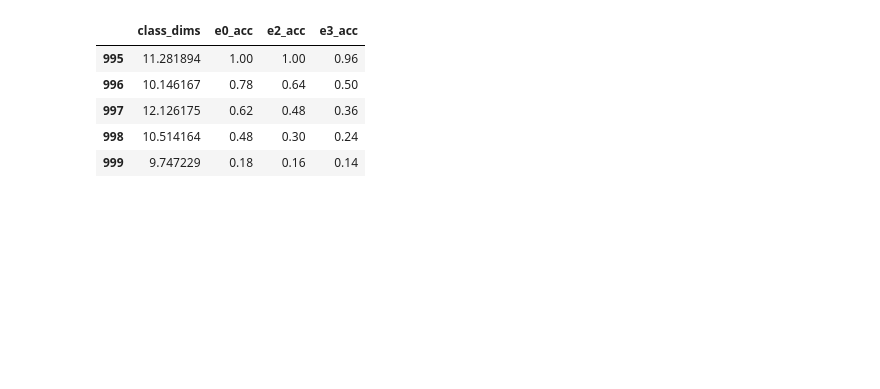
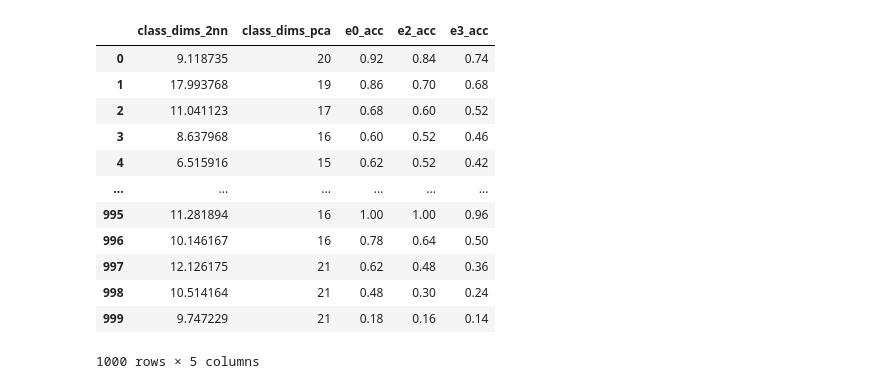
Before and after one commit to niranjanrajesh02/robust_CAMs, a Jupyter notebook: plots/E0_2.ipynb, the cells around one changed output. Drawn from its saved outputs; the diff is of its cells as text; code cells hidden in the pictures; blank space fills up the shorter version.

```diff
--- a/plots/E0_2.ipynb
+++ b/plots/E0_2.ipynb
@@ -7,7 +8,7 @@ import matplotlib.pyplot as plt
 # %%
 data_path = "../data/imagenet_r50"
 model_exts = ["adv_train", "train"]
-data_files = ['class_dims_test', 'classwise_acc_e0.0', 'classwise_acc_e2.0', 'classwise_acc_e3.-']
+data_files = ['class_dims_pca_test', 'class_dims_2nn_test', 'classwise_acc_e0.0', 'classwise_acc_e2.0', 'classwise_acc_e3.-']
 
 def load_data(model_ext, data_ext):
     with open(f"{data_path}_{model_ext}/{data_ext}.pkl", "rb") as f:
@@ -20,28 +21,39 @@ adv_class_acc_e2 = load_data("adv_train", "classwise_acc_e2.0")
 std_class_acc_e3 = load_data("train", "classwise_acc_e3.0")
 adv_class_acc_e3 = load_data("adv_train", "classwise_acc_e3.0")
 
-std_class_dims = load_data("train", "class_dims_test")
-adv_class_dims = load_data("adv_train", "class_dims_test")
+std_class_dims_2nn = load_data("train", "class_dims_2nn_test")
+adv_class_dims_2nn = load_data("adv_train", "class_dims_2nn_test")
+std_class_dims_pca = load_data("train", "class_dims_pca_test")
+adv_class_dims_pca = load_data("adv_train", "class_dims_pca_test")
 # %%
-std_r50 = pd.DataFrame(index=np.arange(1000), columns=["class_dims", "e0_acc", "e2_acc", "e3_acc"])
-adv_r50 = pd.DataFrame(index=np.arange(1000), columns=["class_dims", "e0_acc", "e2_acc", "e3_acc"])
+std_r50 = pd.DataFrame(index=np.arange(1000), columns=["class_dims_2nn", "class_dims_pca", "e0_acc", "e2_acc", "e3_acc"])
+adv_r50 = std_r50.copy()
 
-std_r50["class_dims"] = std_class_dims
+std_r50["class_dims_2nn"] = std_class_dims_2nn
+std_r50["class_dims_pca"] = std_class_dims_pca
 std_r50["e0_acc"] = std_class_acc_e0
 std_r50["e2_acc"] = std_class_acc_e2
 std_r50["e3_acc"] = std_class_acc_e3
 
-adv_r50["class_dims"] = adv_class_dims
+adv_r50["class_dims_2nn"] = adv_class_dims_2nn
+adv_r50["class_dims_pca"] = adv_class_dims_pca
 adv_r50["e0_acc"] = adv_class_acc_e0
 adv_r50["e2_acc"] = adv_class_acc_e2
 adv_r50["e3_acc"] = adv_class_acc_e3
 
-adv_r50.tail()
+adv_r50
 # %% [output]
-|  | class_dims | e0_acc | e2_acc | e3_acc |
-| 995 | 11.281894 | 1.00 | 1.00 | 0.96 |
-| 996 | 10.146167 | 0.78 | 0.64 | 0.50 |
-| 997 | 12.126175 | 0.62 | 0.48 | 0.36 |
-| 998 | 10.514164 | 0.48 | 0.30 | 0.24 |
-| 999 | 9.747229 | 0.18 | 0.16 | 0.14 |
+|  | class_dims_2nn | class_dims_pca | e0_acc | e2_acc | e3_acc |
+| 0 | 9.118735 | 20 | 0.92 | 0.84 | 0.74 |
+| 1 | 17.993768 | 19 | 0.86 | 0.70 | 0.68 |
+| 2 | 11.041123 | 17 | 0.68 | 0.60 | 0.52 |
+| 3 | 8.637968 | 16 | 0.60 | 0.52 | 0.46 |
+| 4 | 6.515916 | 15 | 0.62 | 0.52 | 0.42 |
+| ... | ... | ... | ... | ... | ... |
+| 995 | 11.281894 | 16 | 1.00 | 1.00 | 0.96 |
+| 996 | 10.146167 | 16 | 0.78 | 0.64 | 0.50 |
+| 997 | 12.126175 | 21 | 0.62 | 0.48 | 0.36 |
+| 998 | 10.514164 | 21 | 0.48 | 0.30 | 0.24 |
+| 999 | 9.747229 | 21 | 0.18 | 0.16 | 0.14 |
+1000 rows × 5 columns
 # %%
```
Also changed, not shown: parts of 29 cells of this notebook, 1 other file.
